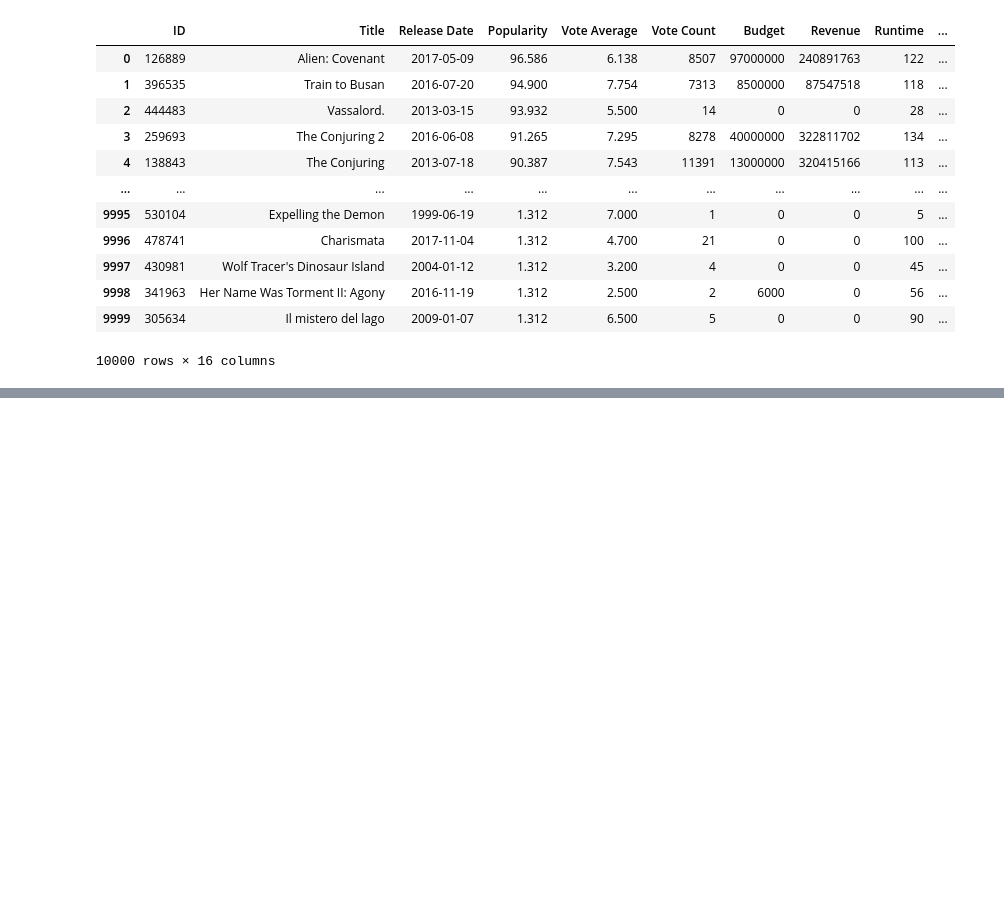
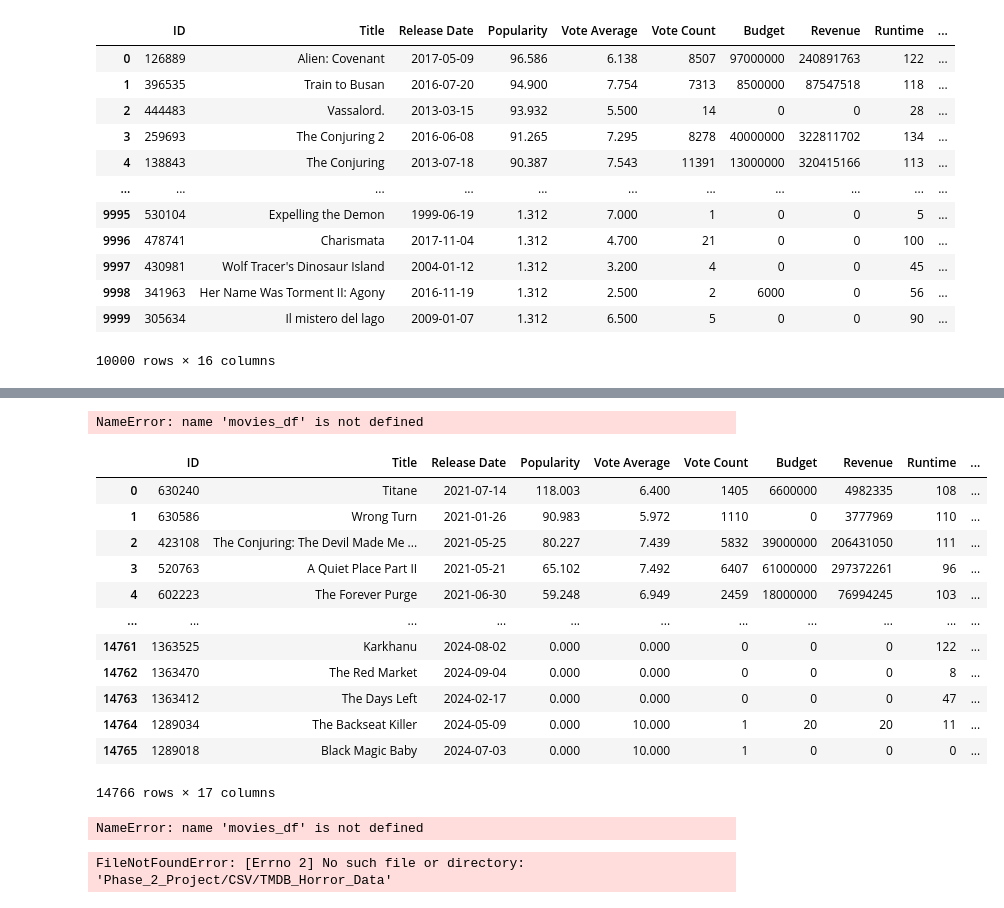
Before and after one commit to SahanJayalathQueens/Phase_2_Project, a Jupyter notebook: Notebooks/TMDB_database.ipynb, the cells around one changed output, grey strips where cells are left out. Cells and saved outputs as stored; diff of their text form; code cells hidden in the pictures; blank space fills up the shorter version.

Commit message:
2 CSV files of entire horror database

```diff
--- a/Notebooks/TMDB_database.ipynb
+++ b/Notebooks/TMDB_database.ipynb
@@ -724,8 +648,8 @@ def date_range_split(start_date, end_date, delta):
         current_date = next_date
 
 # Set the overall date range and desired segment size
-start_year = 1996
-end_year = 2020
+start_year = 2020
+end_year = 2024
 start_date = datetime(start_year, 1, 1)
 end_date = datetime(end_year, 12, 31)
 segment_size = timedelta(days=365 * 2)  # Two-year segments
@@ -783,0 +831,20 @@ movies_df.to_csv('TMDB_Horror_Data')
+# %%
+movies_df.corr()
+# %% [output]
+NameError: name 'movies_df' is not defined
+# %%
+movies_df2
+# %% [output]
+|  | ID | Title | Release Date | Popularity | Vote Average | Vote Count | Budget | Revenue | Runtime | ... |
+| 0 | 630240 | Titane | 2021-07-14 | 118.003 | 6.400 | 1405 | 6600000 | 4982335 | 108 | ... |
+| 1 | 630586 | Wrong Turn | 2021-01-26 | 90.983 | 5.972 | 1110 | 0 | 3777969 | 110 | ... |
+| 2 | 423108 | The Conjuring: The Devil Made Me ... | 2021-05-25 | 80.227 | 7.439 | 5832 | 39000000 | 206431050 | 111 | ... |
+| 3 | 520763 | A Quiet Place Part II | 2021-05-21 | 65.102 | 7.492 | 6407 | 61000000 | 297372261 | 96 | ... |
+| 4 | 602223 | The Forever Purge | 2021-06-30 | 59.248 | 6.949 | 2459 | 18000000 | 76994245 | 103 | ... |
+| ... | ... | ... | ... | ... | ... | ... | ... | ... | ... | ... |
+| 14761 | 1363525 | Karkhanu | 2024-08-02 | 0.000 | 0.000 | 0 | 0 | 0 | 122 | ... |
+| 14762 | 1363470 | The Red Market | 2024-09-04 | 0.000 | 0.000 | 0 | 0 | 0 | 8 | ... |
+| 14763 | 1363412 | The Days Left | 2024-02-17 | 0.000 | 0.000 | 0 | 0 | 0 | 47 | ... |
+| 14764 | 1289034 | The Backseat Killer | 2024-05-09 | 0.000 | 10.000 | 1 | 20 | 20 | 11 | ... |
+| 14765 | 1289018 | Black Magic Baby | 2024-07-03 | 0.000 | 10.000 | 1 | 0 | 0 | 0 | ... |
+14766 rows × 17 columns
@@ -783,0 +853,12 @@ movies_df.to_csv('TMDB_Horror_Data')
+# %%
+movies_df
+# %% [output]
+NameError: name 'movies_df' is not defined
+# %%
+file_path = 'Phase_2_Project/CSV/TMDB_Horror_Data'
+file_path2 = 'Phase_2_Project/CSV/TMDB_Horror_Data_p2'
+
+df  = pd.read_csv(file_path)
+df2 = pd.read_csv2(file_path2)
+# %% [output]
+FileNotFoundError: [Errno 2] No such file or directory: 'Phase_2_Project/CSV/TMDB_Horror_Data'
```
Also changed, not shown: parts of 11 cells of this notebook, 5 other files.
